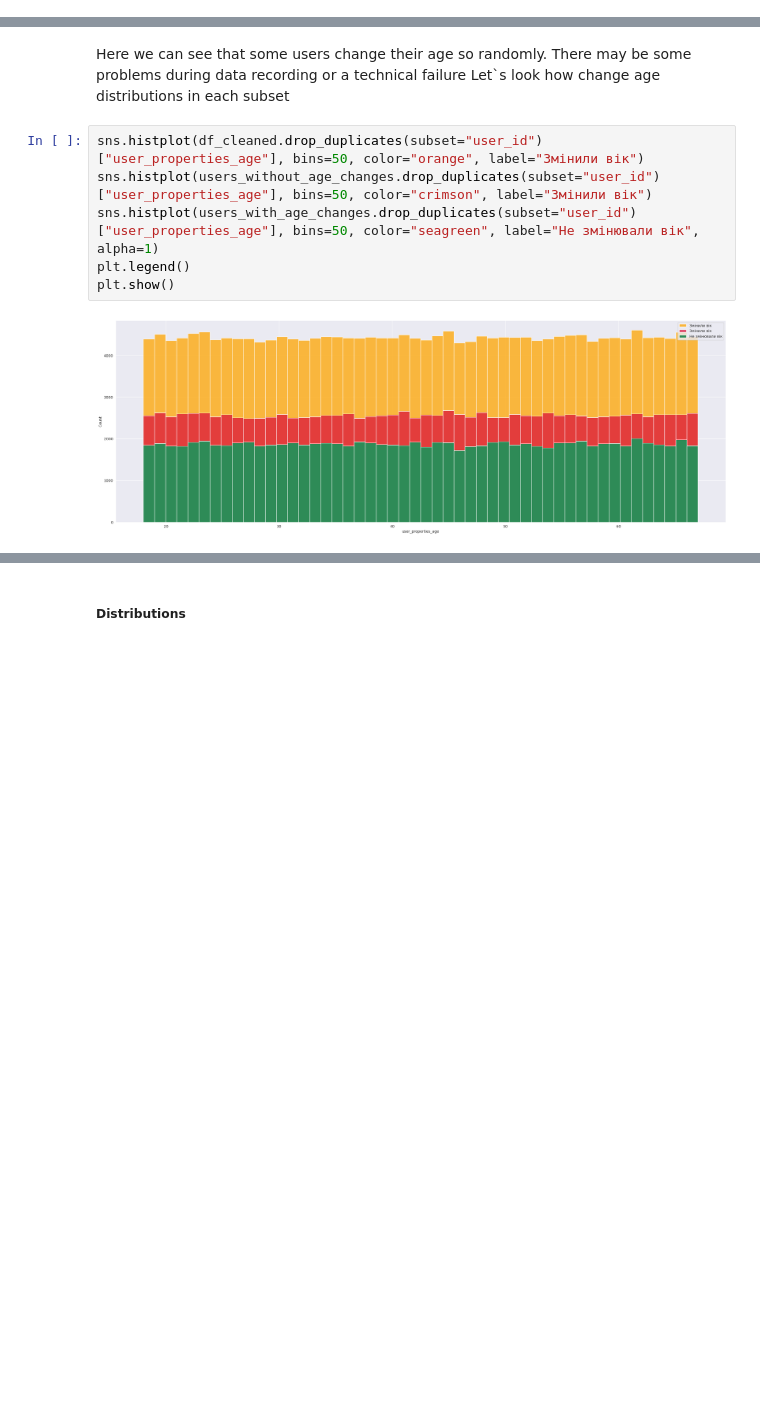
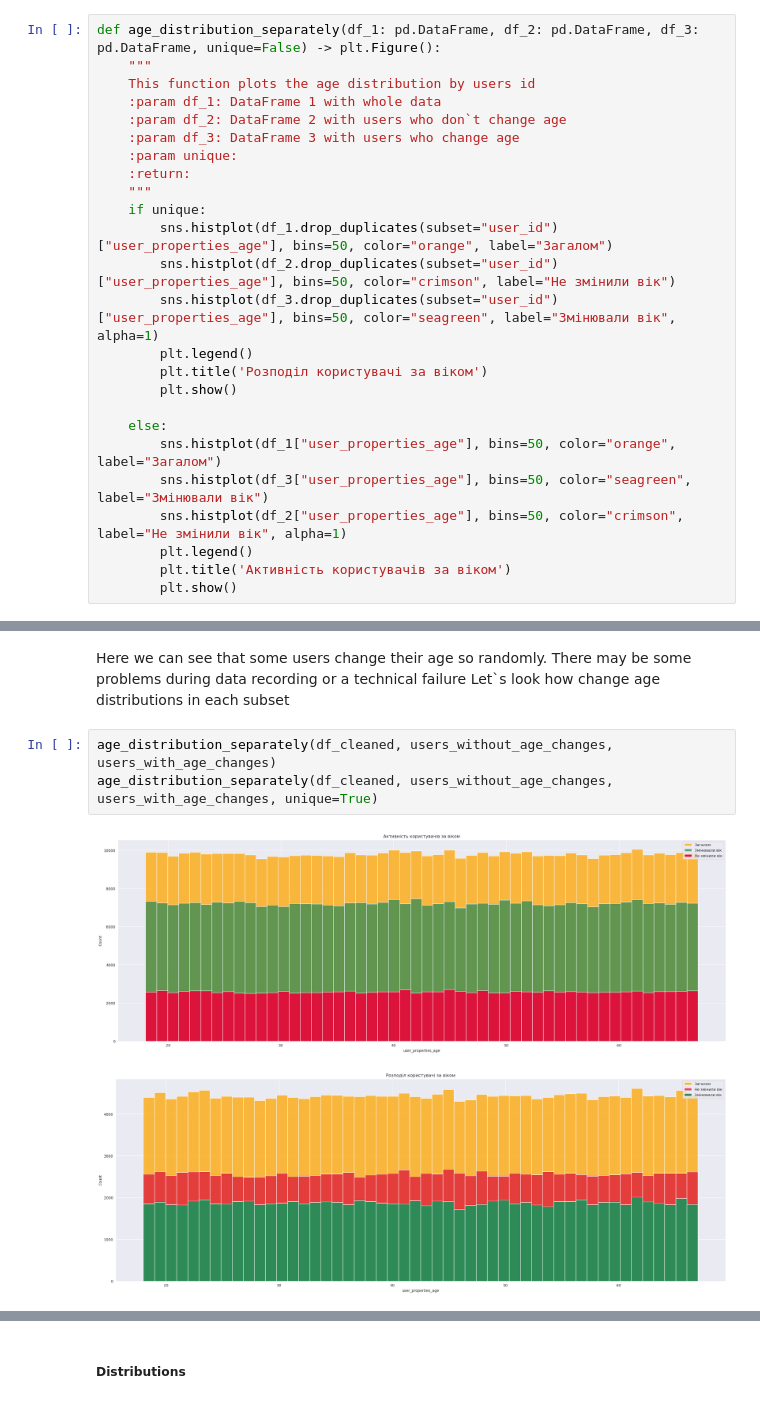
Before and after one commit to PavloKukurik/Test_task_PA_Headway, a Jupyter notebook: test.ipynb, the cells around one changed output, grey strips where cells are left out. Cells and saved outputs as stored; diff of their text form; blank space fills up the shorter version.

```diff
--- a/test.ipynb
+++ b/test.ipynb
@@ -274,3 +281,28 @@ def age_distribution(df_name: pd.DataFrame, unique=False) -> plt.Figure():
         plt.ylabel("Кількість читачів")
         plt.title("Розподіл віку користувачів (Активнсть користувачів за віком)")
         plt.show()
+# %%
+def age_distribution_separately(df_1: pd.DataFrame, df_2: pd.DataFrame, df_3: pd.DataFrame, unique=False) -> plt.Figure():
+    """
+    This function plots the age distribution by users id
+    :param df_1: DataFrame 1 with whole data
+    :param df_2: DataFrame 2 with users who don`t change age
+    :param df_3: DataFrame 3 with users who change age
+    :param unique:
+    :return:
+    """
+    if unique:
+        sns.histplot(df_1.drop_duplicates(subset="user_id")["user_properties_age"], bins=50, color="orange", label="Загалом")
+        sns.histplot(df_2.drop_duplicates(subset="user_id")["user_properties_age"], bins=50, color="crimson", label="Не змінили вік")
+        sns.histplot(df_3.drop_duplicates(subset="user_id")["user_properties_age"], bins=50, color="seagreen", label="Змінювали вік", alpha=1)
+        plt.legend()
+        plt.title('Розподіл користувачі за віком')
+        plt.show()
+
+    else:
+        sns.histplot(df_1["user_properties_age"], bins=50, color="orange", label="Загалом")
+        sns.histplot(df_3["user_properties_age"], bins=50, color="seagreen", label="Змінювали вік")
+        sns.histplot(df_2["user_properties_age"], bins=50, color="crimson", label="Не змінили вік", alpha=1)
+        plt.legend()
+        plt.title('Активність користувачів за віком')
+        plt.show()
@@ -367,11 +493,9 @@ Name: user_properties_age, dtype: object
 Here we can see that some users change their age so randomly. There may be some problems during data recording or a technical failure
 Let`s look how change age distributions in each subset
 # %%
-sns.histplot(df_cleaned.drop_duplicates(subset="user_id")["user_properties_age"], bins=50, color="orange", label="Змінили вік")
-sns.histplot(users_without_age_changes.drop_duplicates(subset="user_id")["user_properties_age"], bins=50, color="crimson", label="Змінили вік")
-sns.histplot(users_with_age_changes.drop_duplicates(subset="user_id")["user_properties_age"], bins=50, color="seagreen", label="Не змінювали вік", alpha=1)
-plt.legend()
-plt.show()
+age_distribution_separately(df_cleaned, users_without_age_changes, users_with_age_changes)
+age_distribution_separately(df_cleaned, users_without_age_changes, users_with_age_changes, unique=True)
 # %% [output]
-[figure, old version]
+[figure, new version]
+[figure, added]
 # %% [markdown]
```
Also changed, not shown: parts of 34 cells of this notebook.
